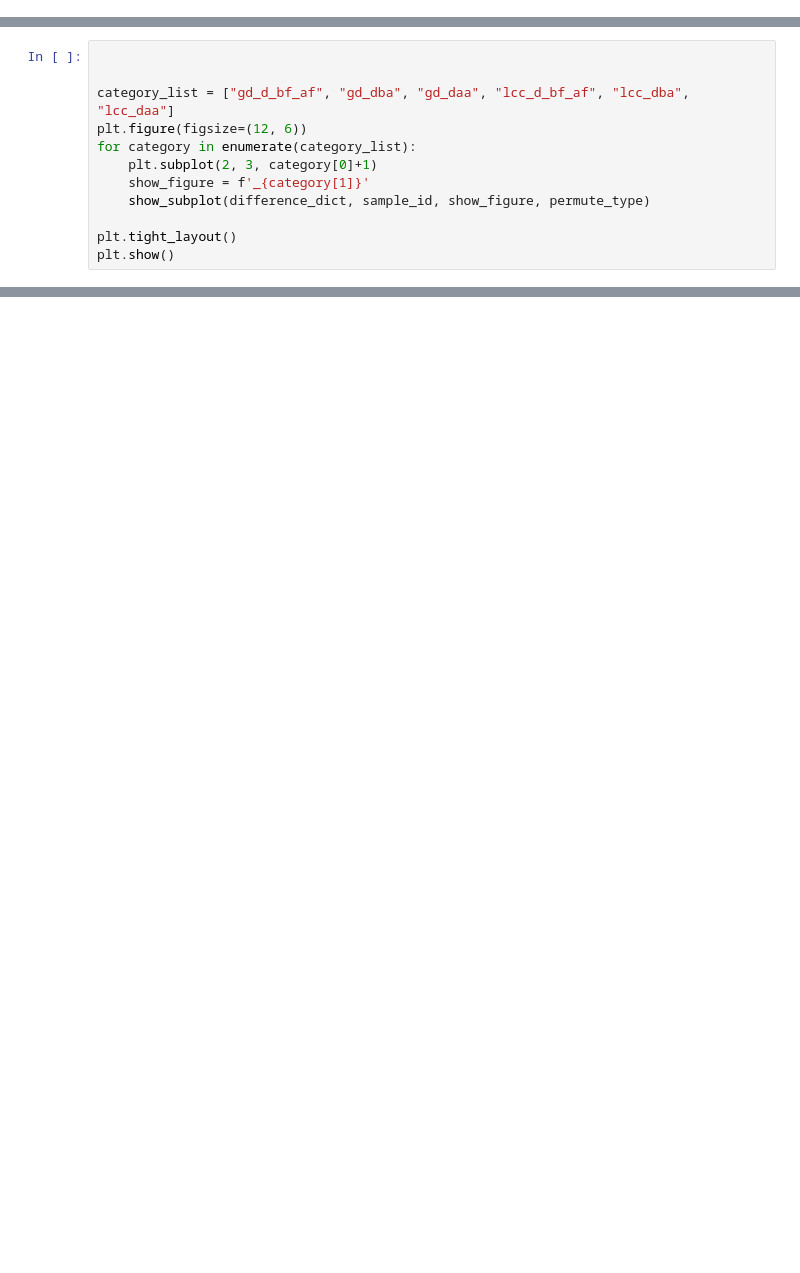
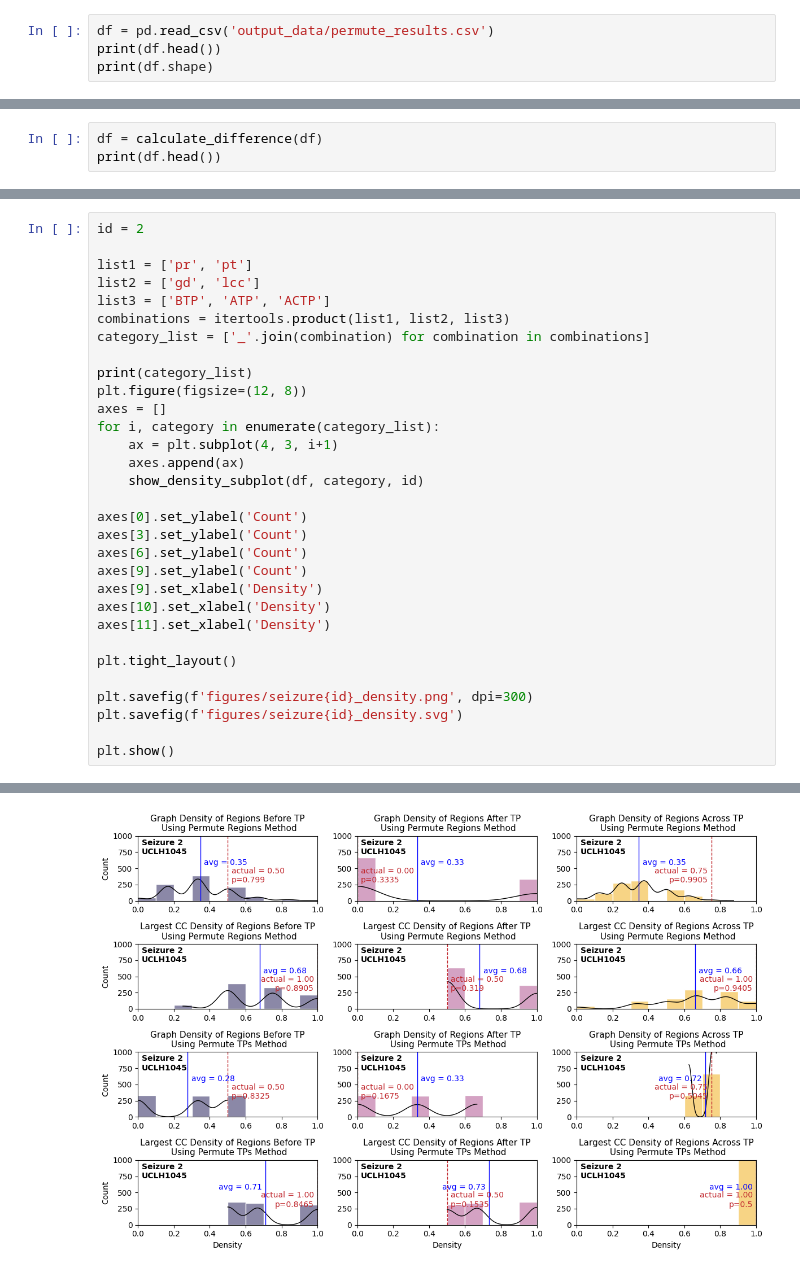
Before and after one commit to georgez9/Truncation, a Jupyter notebook: Python/test_0503.ipynb, the cells around one changed output, grey strips where cells are left out. Cells and saved outputs as stored; diff of their text form; blank space fills up the shorter version.

```diff
--- a/Python/test_0503.ipynb
+++ b/Python/test_0503.ipynb
@@ -103,0 +10,4 @@ def calculate_difference(df, df_ac_gd, df_ac_lcc, sample_id):
+# %%
+df = pd.read_csv('output_data/permute_results.csv')
+print(df.head())
+print(df.shape)
@@ -103,0 +28,3 @@ def calculate_difference(df, df_ac_gd, df_ac_lcc, sample_id):
+# %%
+df = calculate_difference(df)
+print(df.head())
@@ -212,12 +73,0 @@ for category in enumerate(category_list1):
-# %%
-
-
-category_list = ["gd_d_bf_af", "gd_dba", "gd_daa", "lcc_d_bf_af", "lcc_dba", "lcc_daa"]
-plt.figure(figsize=(12, 6))
-for category in enumerate(category_list):
-    plt.subplot(2, 3, category[0]+1)
-    show_figure = f'_{category[1]}'
-    show_subplot(difference_dict, sample_id, show_figure, permute_type)
-
-plt.tight_layout()
-plt.show()
@@ -270,0 +119,32 @@ plt.show()
+# %%
+id = 2
+
+list1 = ['pr', 'pt']
+list2 = ['gd', 'lcc']
+list3 = ['BTP', 'ATP', 'ACTP']
+combinations = itertools.product(list1, list2, list3)
+category_list = ['_'.join(combination) for combination in combinations]
+
+print(category_list)
+plt.figure(figsize=(12, 8))
+axes = []
+for i, category in enumerate(category_list):
+    ax = plt.subplot(4, 3, i+1)
+    axes.append(ax)
+    show_density_subplot(df, category, id)
+
+axes[0].set_ylabel('Count')
+axes[3].set_ylabel('Count')
+axes[6].set_ylabel('Count')
+axes[9].set_ylabel('Count')
+axes[9].set_xlabel('Density')
+axes[10].set_xlabel('Density')
+axes[11].set_xlabel('Density')
+
+plt.tight_layout()
+
+plt.savefig(f'figures/seizure{id}_density.png', dpi=300)
+plt.savefig(f'figures/seizure{id}_density.svg')
+
+plt.show()
+# %% [output]
@@ -270,0 +152 @@ plt.show()
+[figure, added]
```
Also changed, not shown: parts of 28 cells of this notebook, 3 other files.
